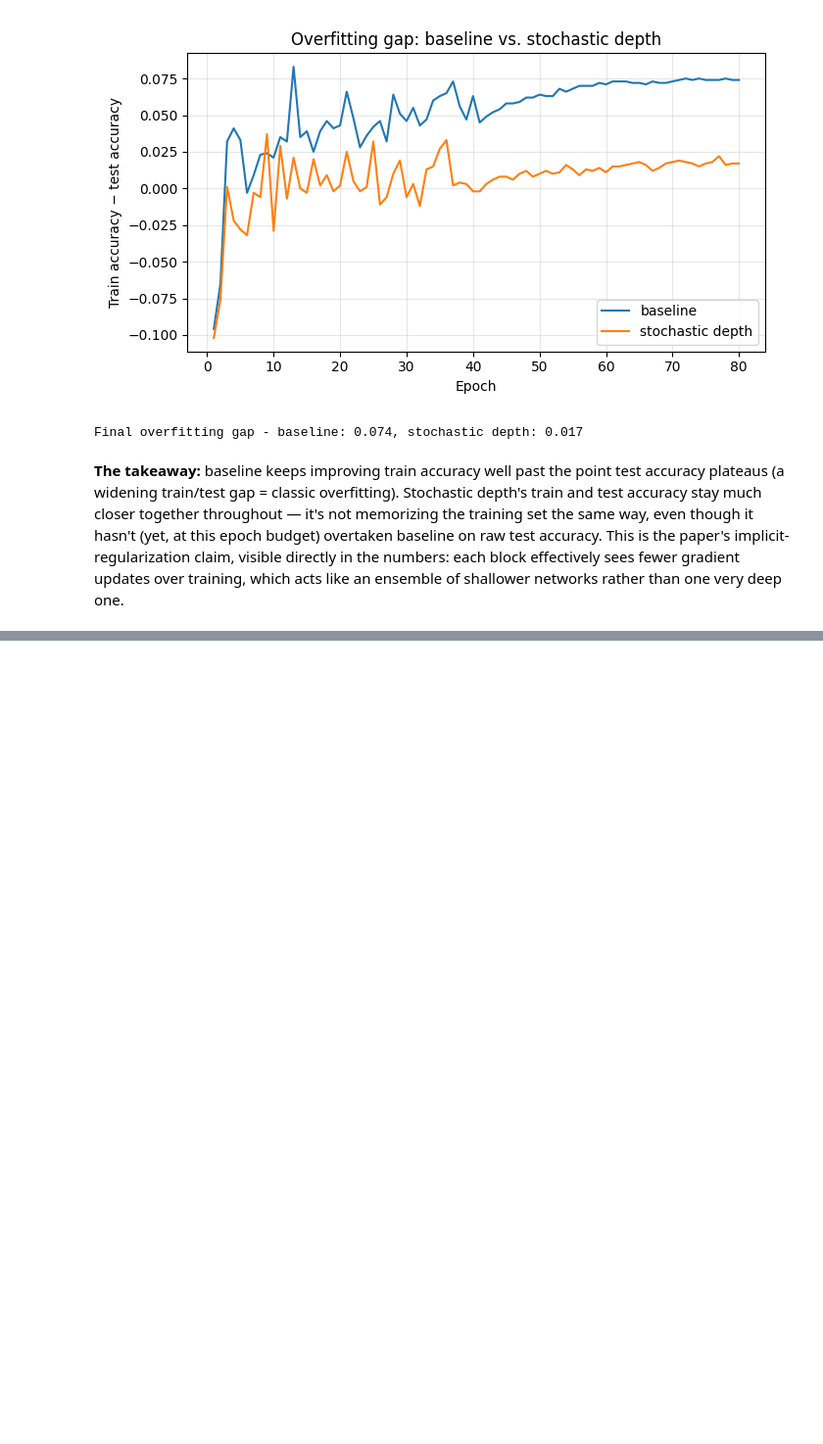
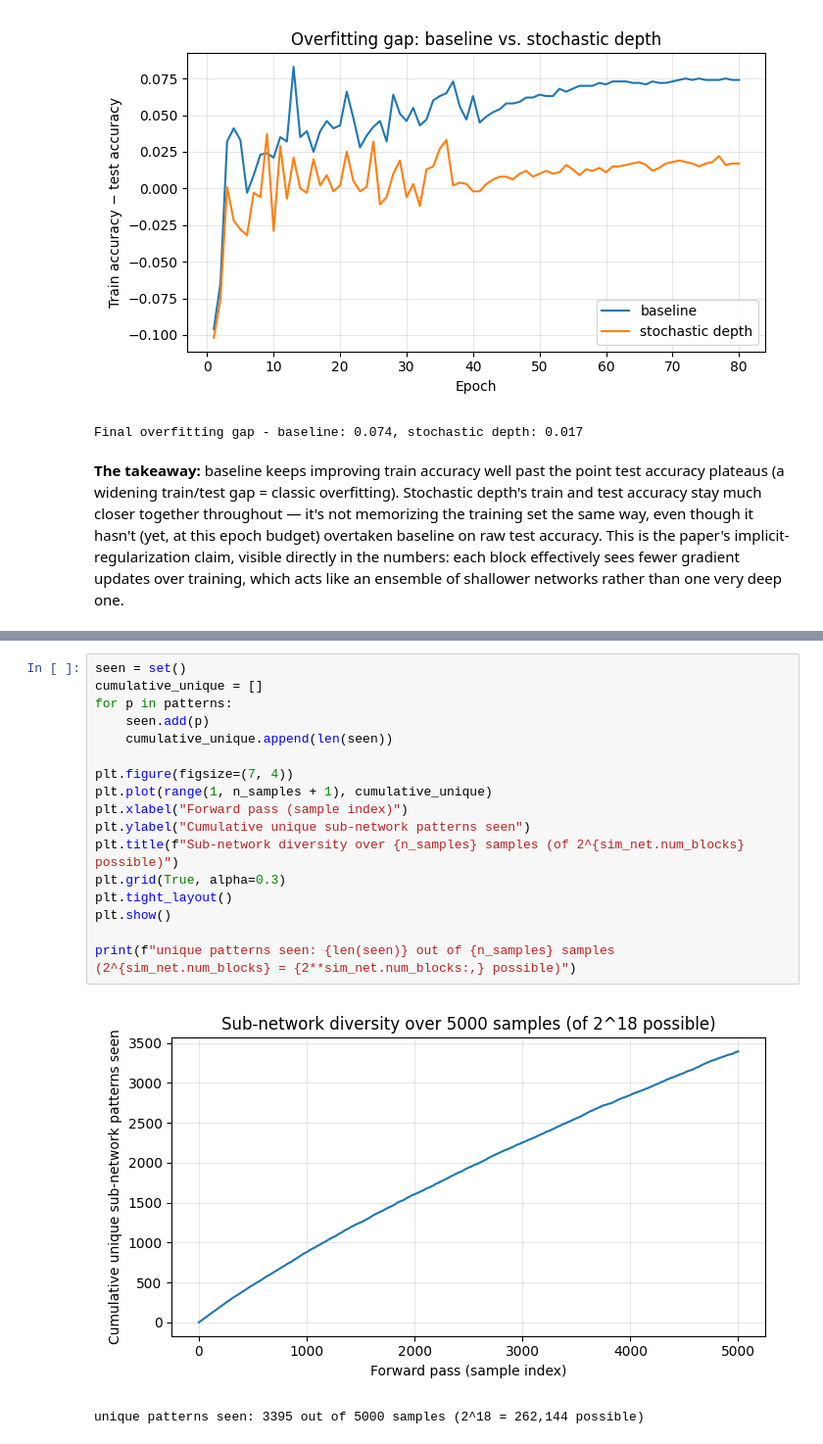
Before and after one commit to agarwal-ishaan/paper_implementation, a Jupyter notebook: stochastic_depth/stochastic_depth.ipynb, the cells around one changed output, grey strips where cells are left out. Shown at 98% size. Drawn from its saved outputs; the diff is of its cells as text; blank space fills up the shorter version.

```diff
--- a/stochastic_depth/stochastic_depth.ipynb
+++ b/stochastic_depth/stochastic_depth.ipynb
@@ -334,0 +389,20 @@ networks rather than one very deep one.
+# %%
+seen = set()
+cumulative_unique = []
+for p in patterns:
+    seen.add(p)
+    cumulative_unique.append(len(seen))
+
+plt.figure(figsize=(7, 4))
+plt.plot(range(1, n_samples + 1), cumulative_unique)
+plt.xlabel("Forward pass (sample index)")
+plt.ylabel("Cumulative unique sub-network patterns seen")
+plt.title(f"Sub-network diversity over {n_samples} samples (of 2^{sim_net.num_blocks} possible)")
+plt.grid(True, alpha=0.3)
+plt.tight_layout()
+plt.show()
+
+print(f"unique patterns seen: {len(seen)} out of {n_samples} samples (2^{sim_net.num_blocks} = {2**sim_net.num_blocks:,} possible)")
+# %% [output]
+[figure, added]
+unique patterns seen: 3395 out of 5000 samples (2^18 = 262,144 possible)
```
Also changed, not shown: parts of 10 cells of this notebook, 6 other files.
